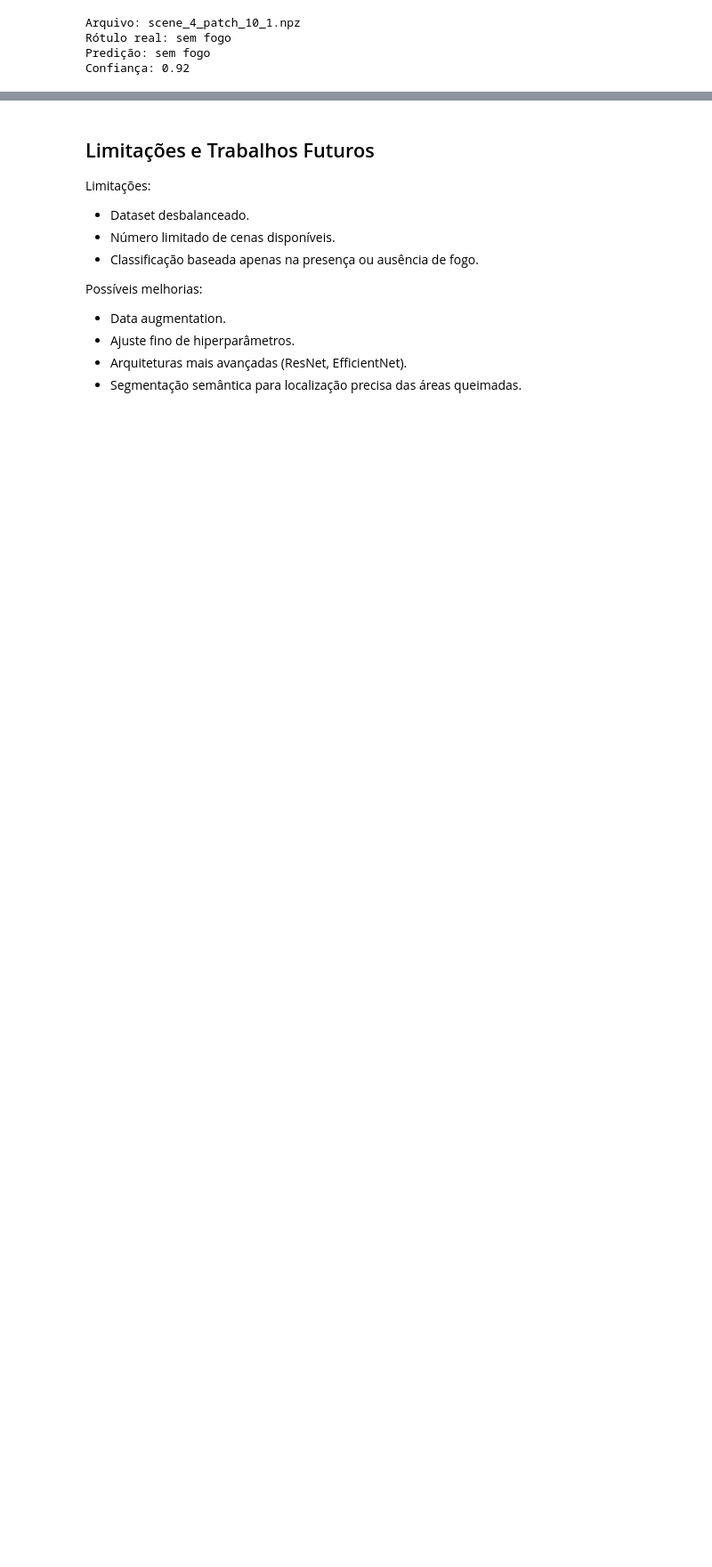
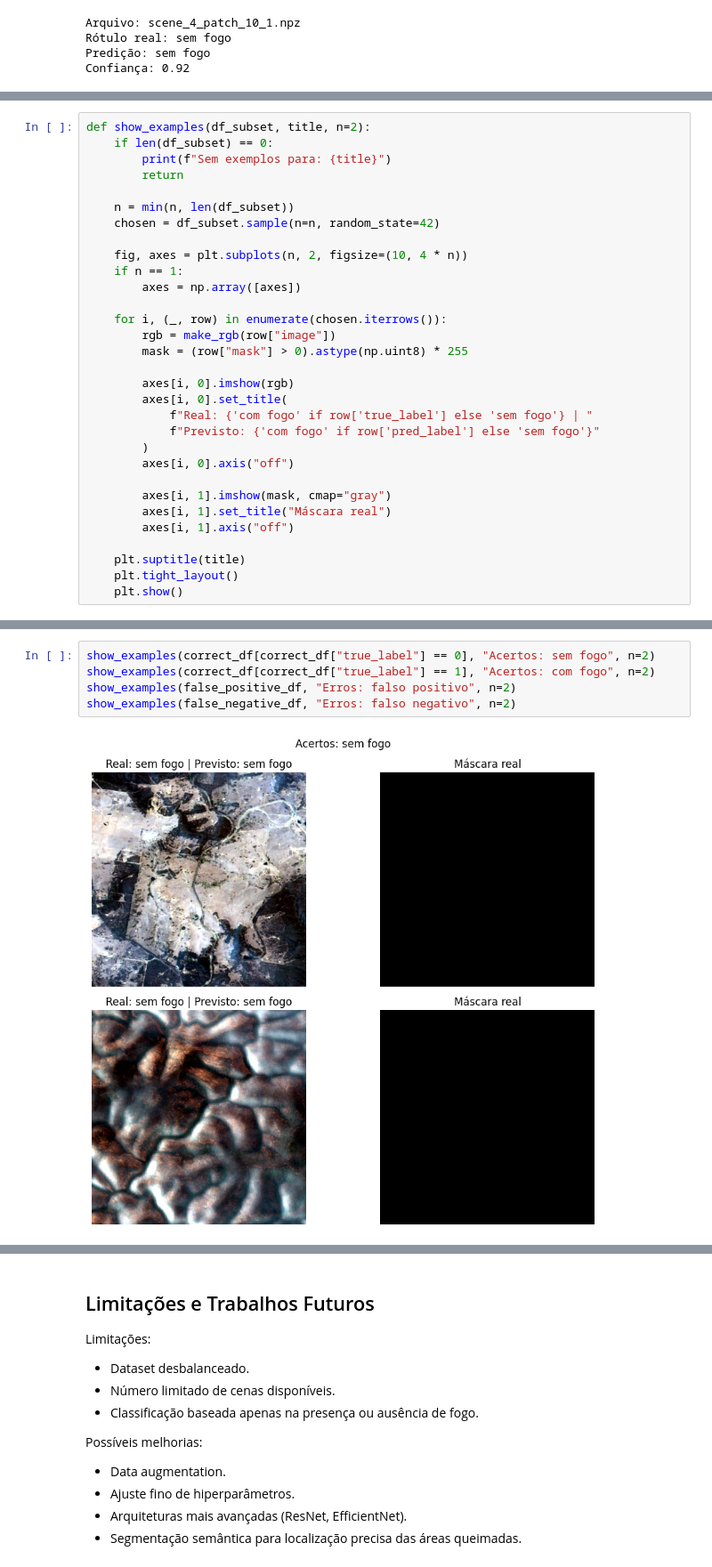
Before and after one commit to Sabi-Hase/acv-satellite-monitoring, a Jupyter notebook: notebooks/01_dataset_exploration.ipynb, the cells around one changed output, grey strips where cells are left out. Shown at 89% size. Drawn from its saved outputs; the diff is of its cells as text; blank space fills up the shorter version.

```diff
--- a/notebooks/01_dataset_exploration.ipynb
+++ b/notebooks/01_dataset_exploration.ipynb
@@ -901,0 +971,31 @@ Confiança: 0.92
+# %%
+def show_examples(df_subset, title, n=2):
+    if len(df_subset) == 0:
+        print(f"Sem exemplos para: {title}")
+        return
+
+    n = min(n, len(df_subset))
+    chosen = df_subset.sample(n=n, random_state=42)
+
+    fig, axes = plt.subplots(n, 2, figsize=(10, 4 * n))
+    if n == 1:
+        axes = np.array([axes])
+
+    for i, (_, row) in enumerate(chosen.iterrows()):
+        rgb = make_rgb(row["image"])
+        mask = (row["mask"] > 0).astype(np.uint8) * 255
+
+        axes[i, 0].imshow(rgb)
+        axes[i, 0].set_title(
+            f"Real: {'com fogo' if row['true_label'] else 'sem fogo'} | "
+            f"Previsto: {'com fogo' if row['pred_label'] else 'sem fogo'}"
+        )
+        axes[i, 0].axis("off")
+
+        axes[i, 1].imshow(mask, cmap="gray")
+        axes[i, 1].set_title("Máscara real")
+        axes[i, 1].axis("off")
+
+    plt.suptitle(title)
+    plt.tight_layout()
+    plt.show()
@@ -901,0 +1020,7 @@ Confiança: 0.92
+# %%
+show_examples(correct_df[correct_df["true_label"] == 0], "Acertos: sem fogo", n=2)
+show_examples(correct_df[correct_df["true_label"] == 1], "Acertos: com fogo", n=2)
+show_examples(false_positive_df, "Erros: falso positivo", n=2)
+show_examples(false_negative_df, "Erros: falso negativo", n=2)
+# %% [output]
+[figure, added]
```
Also changed, not shown: parts of 6 cells of this notebook, 3 other files.
